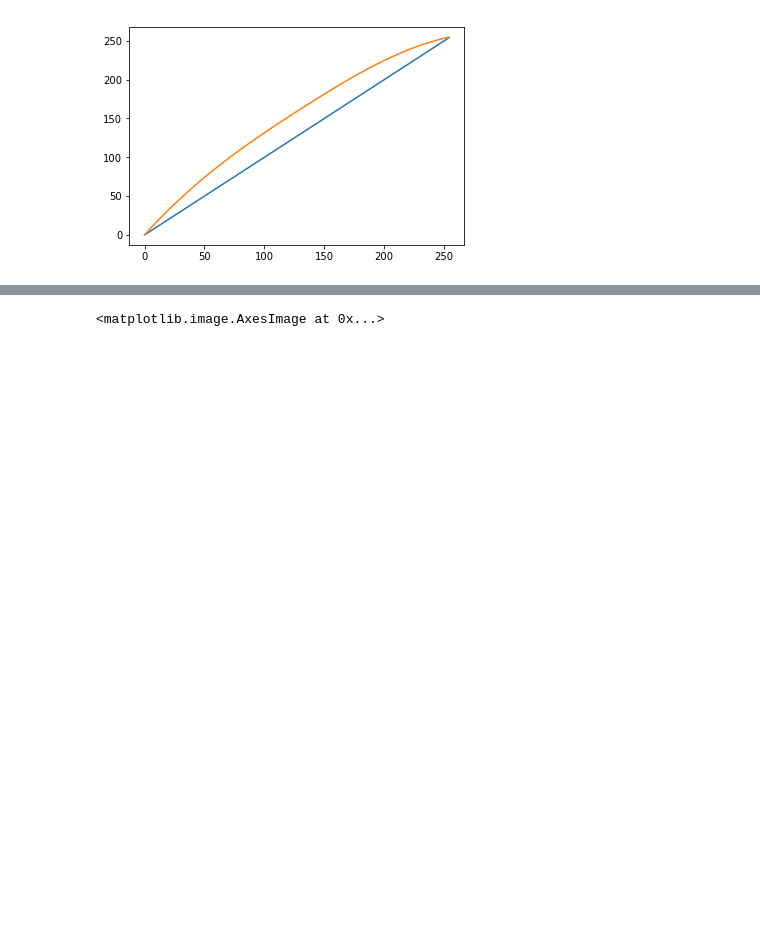
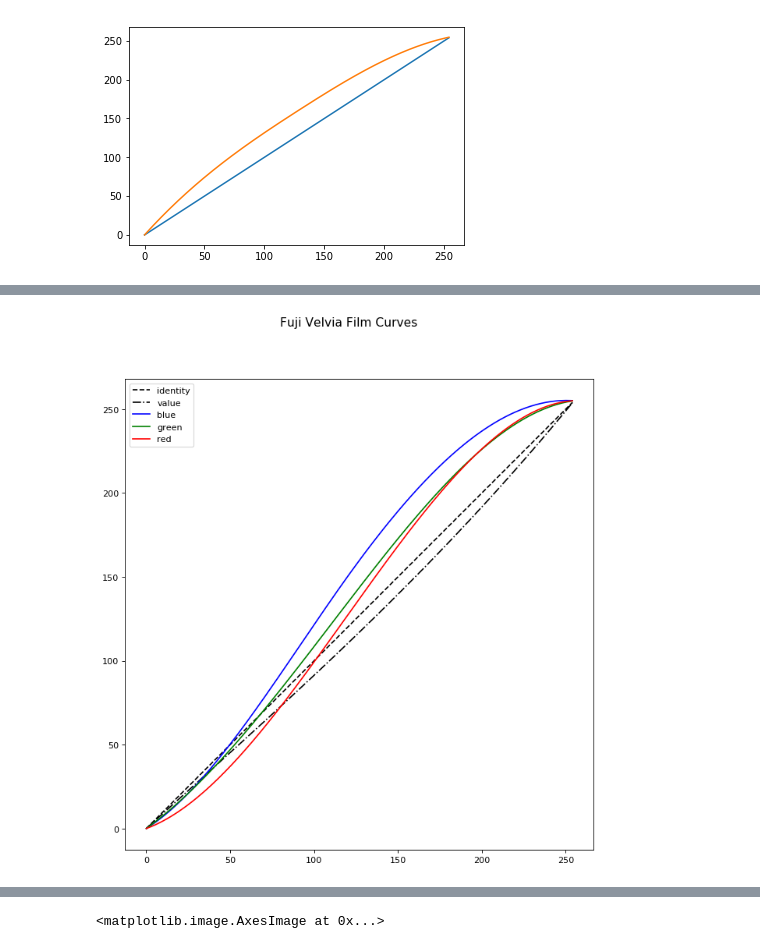
Before and after one commit to brillozon-code/opencv-notebooks, a Jupyter notebook: curves-bending-colorspace.ipynb, the cells around one changed output, grey strips where cells are left out. Cells and saved outputs as stored; diff of their text form; code cells hidden in the pictures; blank space fills up the shorter version.

```diff
--- a/curves-bending-colorspace.ipynb
+++ b/curves-bending-colorspace.ipynb
@@ -139,0 +299,22 @@ class CrossProcessingFilter(BGRCurveFilter):
+# %%
+velviaPointsV = [(0,0),(128,118),(221,215),(255,255)]
+velviaPointsB = [(0,0),( 25, 21),(122,153),(165,206),(255,255)]
+velviaPointsG = [(0,0),( 25, 21),( 95,102),(181,208),(255,255)]
+velviaPointsR = [(0,0),( 41, 28),(183,209),(255,255)]
+
+Vcurve = createCurve(velviaPointsV)
+Bcurve = createCurve(velviaPointsB)
+Gcurve = createCurve(velviaPointsG)
+Rcurve = createCurve(velviaPointsR)
+
+x = np.arange(0,255,1)
+V = Vcurve(x); B = Bcurve(x); G = Gcurve(x); R = Rcurve(x)
+
+fig = plt.figure(figsize=(14,10),dpi=80)
+fig.suptitle('Fuji Velvia Film Curves',fontsize=14)
+ax  = fig.add_subplot(111)
+ax.set_aspect('equal')
+ax.plot(x,x,'k--',x,V,'k-.',x,B,'b-',x,G,'g-',x,R,'r-')
+xx = ax.legend(['identity','value','blue','green','red'])
+# %% [output]
+[figure, added]
```
Also changed, not shown: parts of 47 cells of this notebook, 1 other file.
